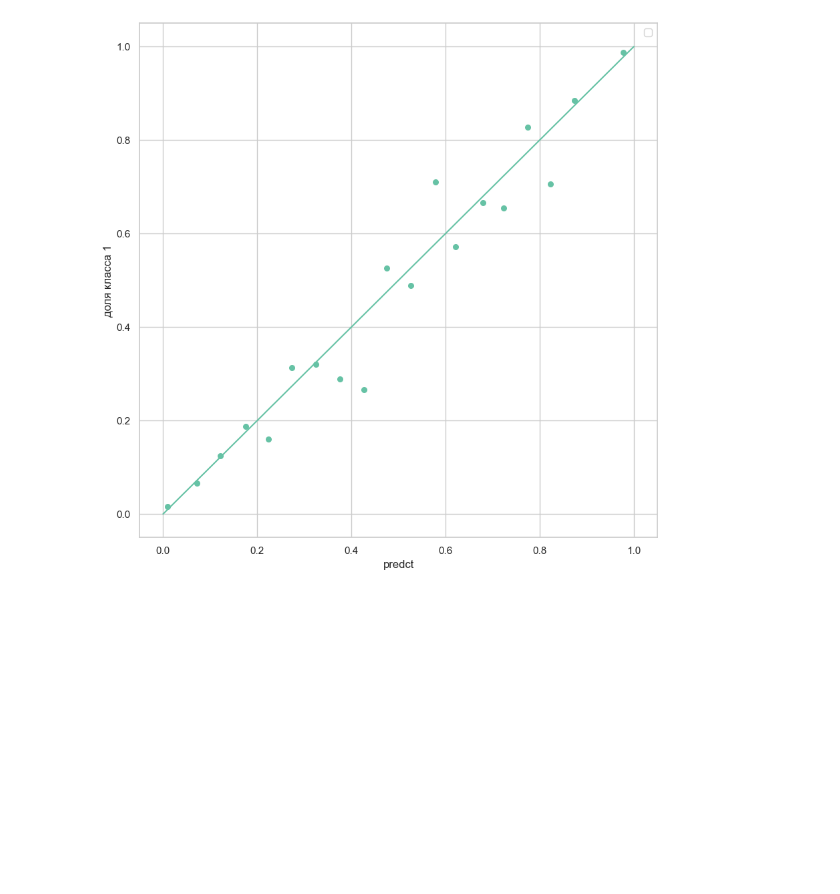
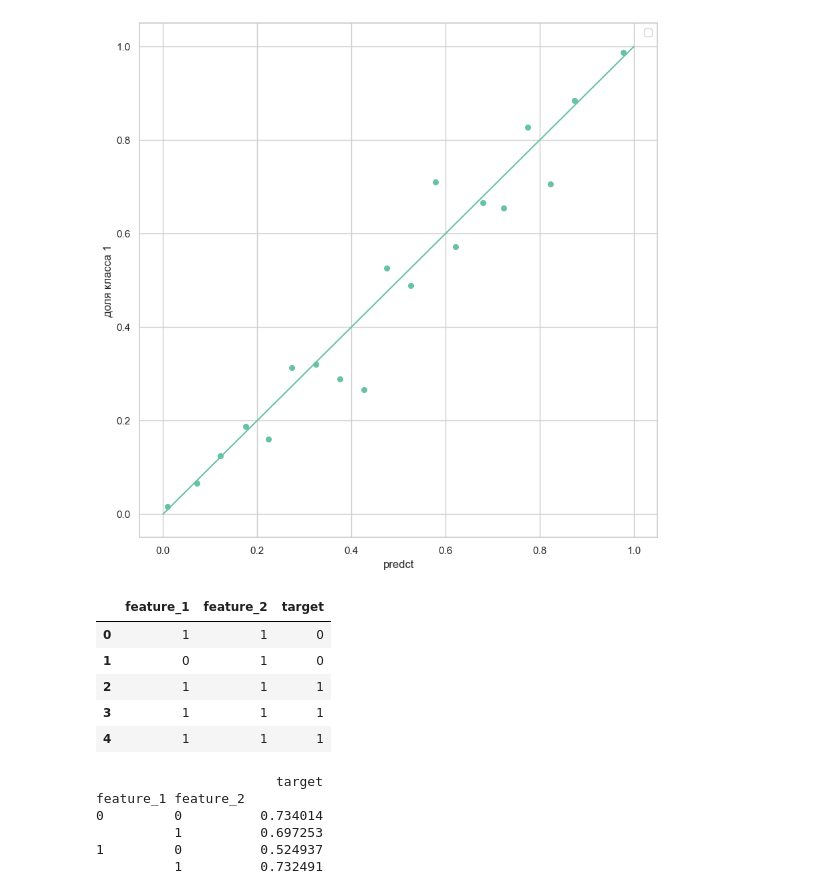
Before and after one commit to IvanNikulichev/log_regressor, a Jupyter notebook: log_reg.ipynb, the cells around one changed output. Drawn from its saved outputs; the diff is of its cells as text; code cells hidden in the pictures; blank space fills up the shorter version.

```diff
--- a/log_reg.ipynb
+++ b/log_reg.ipynb
@@ -163,0 +166,29 @@ plt.show()
+# %%
+probs = np.random.uniform(size=8)
+probs /= probs.sum()
+probs
+
+x = np.random.choice(np.arange(8), p=probs, size=10_000)
+data = pd.DataFrame(
+    np.unpackbits(np.array(x.reshape(-1, 1), dtype=">i8").view(np.uint8), axis=1)[:, -3:],
+    columns=["feature_1", "feature_2", "target"],
+)
+data.head()
+# %% [output]
+|  | feature_1 | feature_2 | target |
+| 0 | 1 | 1 | 0 |
+| 1 | 0 | 1 | 0 |
+| 2 | 1 | 1 | 1 |
+| 3 | 1 | 1 | 1 |
+| 4 | 1 | 1 | 1 |
+# %%
+
+share = data.pivot_table(index=['feature_1', 'feature_2'], values='target', aggfunc='mean')
+print(share)
+# %% [output]
+                       target
+feature_1 feature_2
+0         0          0.734014
+          1          0.697253
+1         0          0.524937
+          1          0.732491
```
Also changed, not shown: parts of 2 cells of this notebook.
